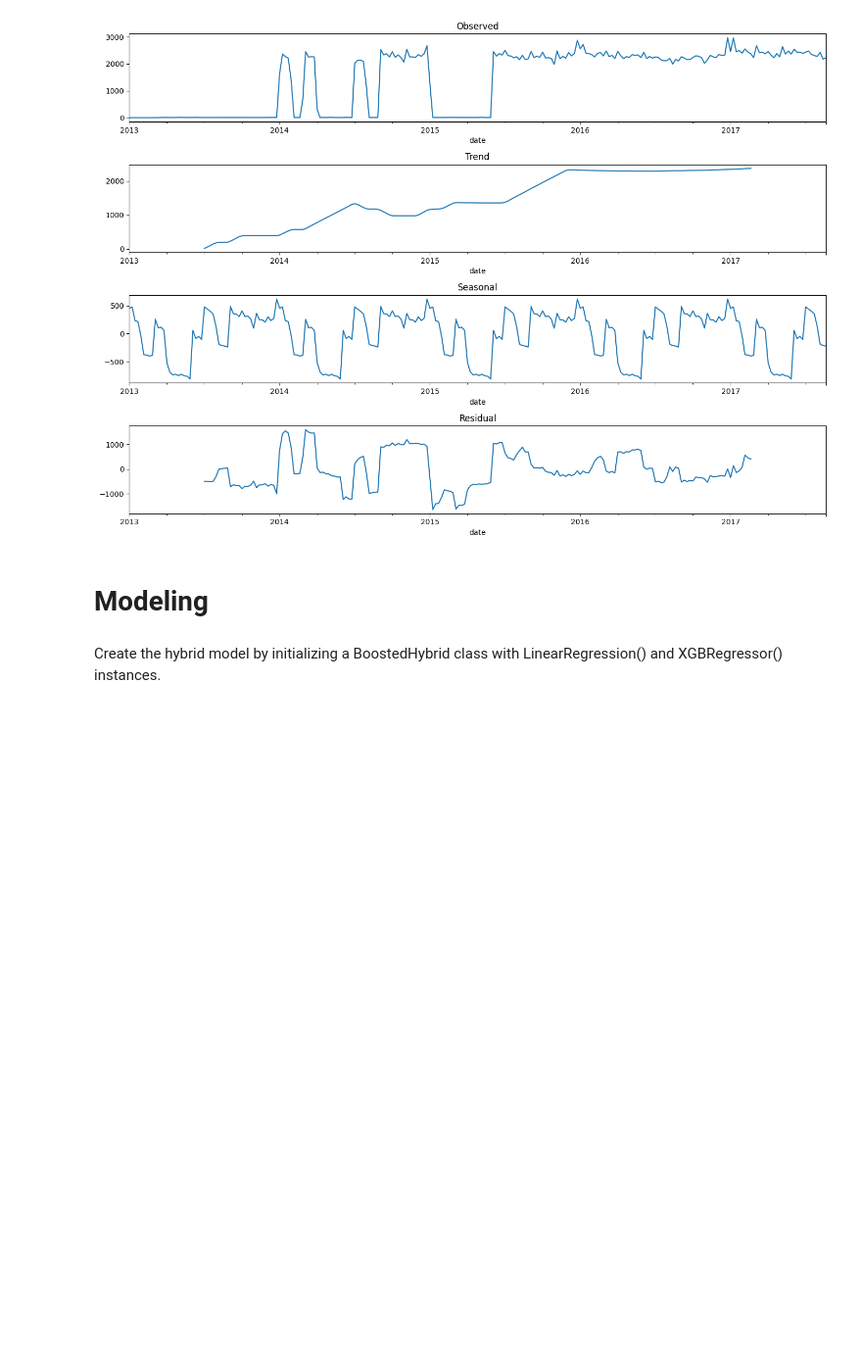
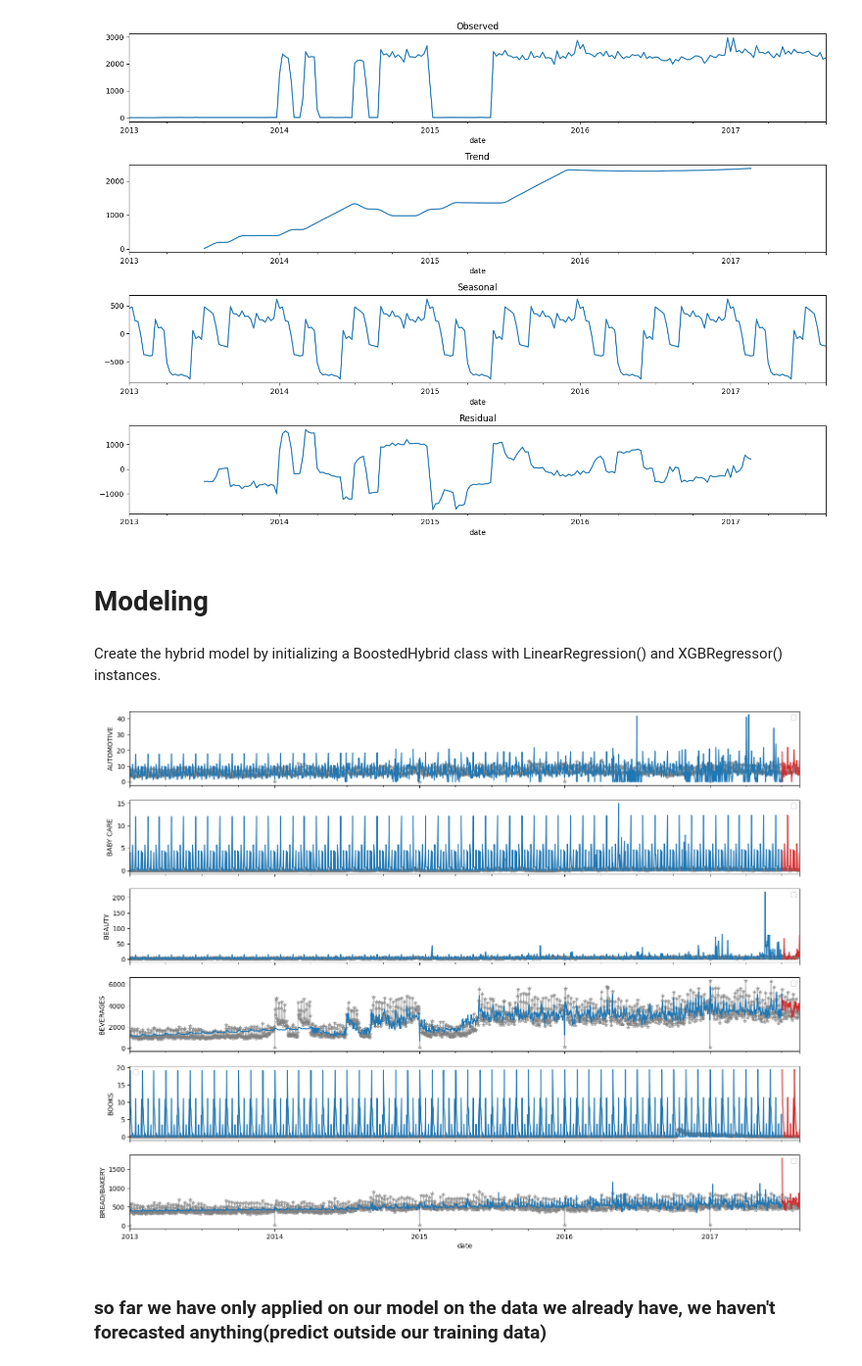
Before and after one commit to InspectorGoole/Sales-Demand-Forecast, a Jupyter notebook: sales_fore.ipynb, the cells around one changed output. Shown at 98% size. Cells and saved outputs as stored; diff of their text form; code cells hidden in the pictures; blank space fills up the shorter version.

```diff
--- a/sales_fore.ipynb
+++ b/sales_fore.ipynb
@@ -595,7 +595,7 @@ class boostedHybrid:
 def fit(self, X_1, X_2, y):
     self.model_1.fit(X_1, y)
     # make predictions with self.model_1
-    y_fit = pd.Dataframe(
+    y_fit = pd.DataFrame(
         self.model_1.predict(X_1),
         index=X_1.index, columns=y.columns
     )
@@ -615,13 +615,13 @@ def fit(self, X_1, X_2, y):
 # Add method to class
 boostedHybrid.fit = fit
 # %%
-def predict(X_1, X_2):
+def predict(self, X_1, X_2):
     y_pred = pd.DataFrame(
-        model_1.predict(X1),
-        index = X_1.index, columns=y_columns
+        self.model_1.predict(X_1),
+        index = X_1.index, columns=self.y_columns
     )
 
-    y_pred = ypred.stack.squeeze() # wide too long
+    y_pred = y_pred.stack().squeeze() # wide too long
 
     y_pred += self.model_2.predict(X_2) # add self.model_2 predictions to y_pred
 
@@ -653,0 +649,29 @@ model = boostedHybrid(
+# %%
+model = boostedHybrid(
+    model_1 = LinearRegression(),
+    model_2 = XGBRegressor(),
+)
+
+y_train, y_valid = y[:"2017-07-01"], y["2017-07-02":]
+X1_train, X1_valid = X_1[:"2017-07-01"], X_1["2017-07-02":]
+X2_train, X2_valid = X_2.loc[:"2017-07-01"], X_2.loc["2017-07-02":]
+
+model.fit(X1_train, X2_train, y_train)
+y_fit = model.predict(X1_train, X2_train).clip(0.0)
+y_pred = model.predict(X1_valid, X2_valid).clip(0.0)
+
+families = y.columns[0:6]
+axs = y.loc(axis=1)[families].plot(
+    subplots=True, sharex=True, figsize=(18,14), alpha=0.5, style='-*', color='grey'
+)
+
+_ = y_fit.loc(axis=1)[families].plot(subplots=True, sharex= True, color='C0', ax=axs)
+_ = y_pred.loc(axis=1)[families].plot(subplots=True, sharex= True, color='C3',  ax=axs)
+
+for ax, family in zip(axs, families):
+    ax.legend([])
+    ax.set_ylabel(family)
+# %% [output]
+[figure, added]
+# %% [markdown]
+### so far we have only applied on our model on the data we already have, we haven't forecasted anything(predict outside our training data)
```
Also changed, not shown: parts of 1 cell of this notebook.
